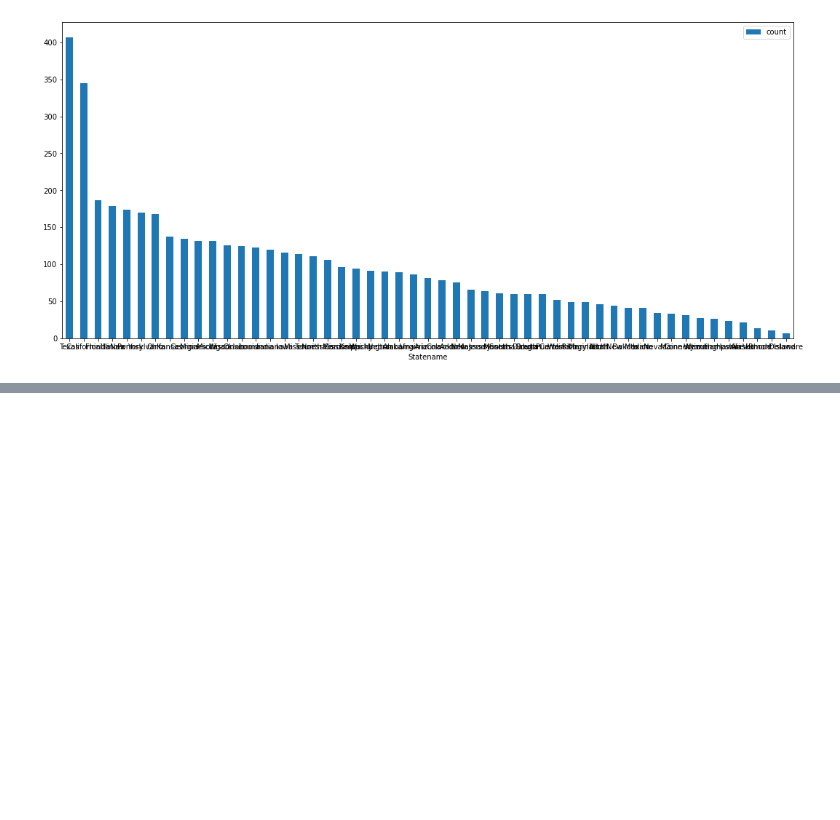
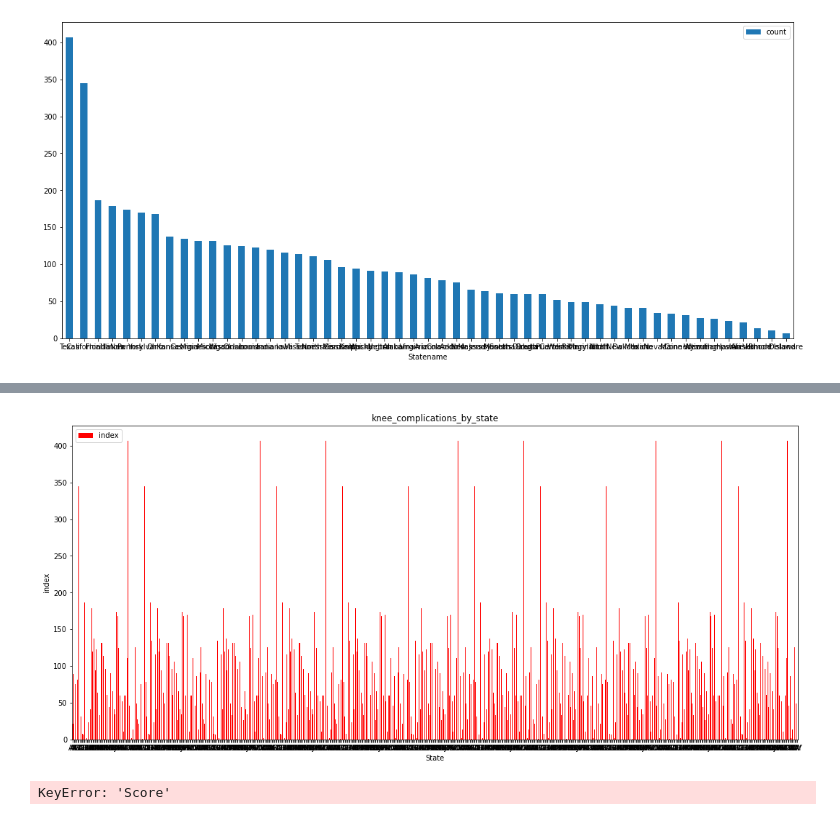
Before and after one commit to guillermodean/knee_comps_notebook, a Jupyter notebook: knee_comp.ipynb, the cells around one changed output, grey strips where cells are left out. Drawn from its saved outputs; the diff is of its cells as text; code cells hidden in the pictures; blank space fills up the shorter version.

```diff
--- a/knee_comp.ipynb
+++ b/knee_comp.ipynb
@@ -204,0 +207,4 @@ px.choropleth(df_plot_by_state,locations='id',geojson=USAdata,color='count',colo
+# %%
+df_=pd.DataFrame(df[['Measure ID','State','index']].groupby(['Measure ID','State']).size())
+df.reset_index(inplace=True)
+df.query('State=="NJ"')
@@ -204,0 +225,18 @@ px.choropleth(df_plot_by_state,locations='id',geojson=USAdata,color='count',colo
+# %%
+def plot_bar_df(df,title,x_label,y_label,color):
+    plt.rcParams['figure.figsize'] = [18, 8]
+    ax = df.plot.bar(stacked=True,x=x_label,y=y_label,rot=0,color=color)
+    ax.set_title(title)
+    ax.set_xlabel(x_label)
+    ax.set_ylabel(y_label)
+    plt.pyplot.savefig('./data/'+title+'.jpg')
+# %%
+plot_bar_df(df,'knee_complications_by_state','State','index','red')
+# %% [output]
+[figure, added]
+# %%
+#there are some values "Not Available" in the feature Score we have to remove before changing the type to float
+df = df[~df["Score"].str.contains("Not Available",na=False)]
+df.astype({'Score': 'float64'}).dtypes
+# %% [output]
+KeyError: 'Score'
```
Also changed, not shown: parts of 10 cells of this notebook, 2 other files.
